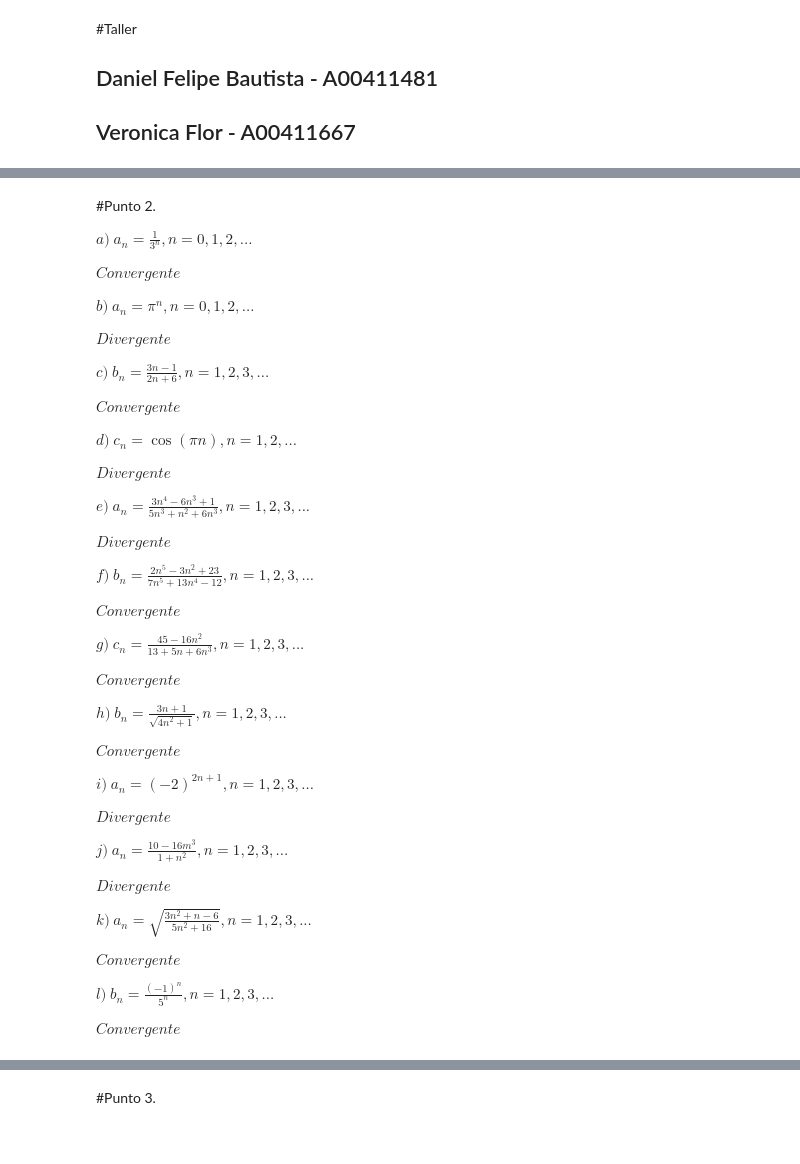
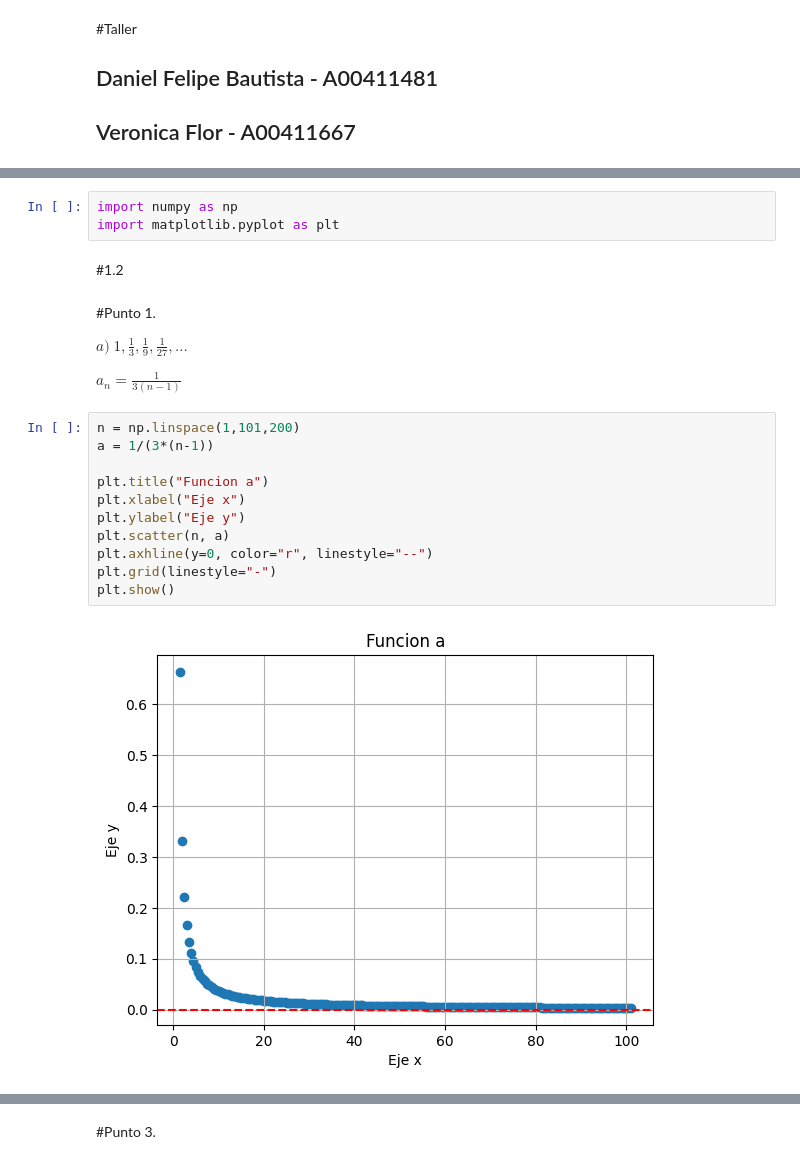
Before and after one commit to MonoIngeniero/matem-ticas-aplicadas, a Jupyter notebook: Taller_5.ipynb, the cells around one changed output, grey strips where cells are left out. Cells and saved outputs as stored; diff of their text form.

```diff
--- a/Taller_5.ipynb
+++ b/Taller_5.ipynb
@@ -26,50 +8,24 @@ $a_n = \frac{(-1)^n}{2n+1}$
-# %% [markdown]
-#Punto 2.
-
-$a)$ $a_n = \frac{1}{3^n}, n=0,1,2,...$
-
-$Convergente$
-
-$b)$ $a_n= \pi^n,n=0,1,2,...$
-
-$Divergente$
-
-$c)$ $b_n = \frac{3n-1}{2n+6}, n=1,2,3,...$
-
-$Convergente$
-
-$d)$ $c_n = \cos(\pi n), n=1,2,...$
-
-$Divergente$
-
-$e)$ $a_n = \frac{3n^4 -6n^3 +1}{5n^3+n^2+6n^3}, n=1,2,3,...$
-
-$Divergente$
-
-$f)$ $b_n = \frac{2n^5 -3n^2 +23}{7n^5+13n^4-12}, n=1,2,3,...$
-
-$Convergente$
-
-$g)$ $c_n = \frac{45 -16n^2}{13+5n+6n^3}, n=1,2,3,...$
-
-$Convergente$
-
-$h)$ $b_n = \frac{3n+1}{\sqrt{4n^2+1}}, n=1,2,3,...$
-
-$Convergente$
-
-$i)$ $a_n = (-2)^{2n+1}, n=1,2,3,...$
-
-$Divergente$
-
-$j)$ $a_n = \frac{10-16m^3}{1+n^2}, n=1,2,3,...$
-
-$Divergente$
-
-$k)$ $a_n = \sqrt{\frac{3n^2+n-6}{5n^2+16}}, n=1,2,3,...$
-
-$Convergente$
-
-$l)$ $b_n = \frac{(-1)^n}{5^n}, n=1,2,3,...$
-
-$Convergente$
+# %%
+import numpy as np
+import matplotlib.pyplot as plt
+# %% [markdown]
+#1.2
+# %% [markdown]
+#Punto 1.
+
+$a)$  $1,\frac{1}{3},\frac{1}{9},\frac{1}{27},...$
+
+$a_n = \frac{1}{3(n-1)}$
+# %%
+n = np.linspace(1,101,200)
+a = 1/(3*(n-1))
+
+plt.title("Funcion a")
+plt.xlabel("Eje x")
+plt.ylabel("Eje y")
+plt.scatter(n, a)
+plt.axhline(y=0, color="r", linestyle="--")
+plt.grid(linestyle="-")
+plt.show()
+# %% [output]
+[figure, added]
```
Also changed, not shown: parts of 47 cells of this notebook.
